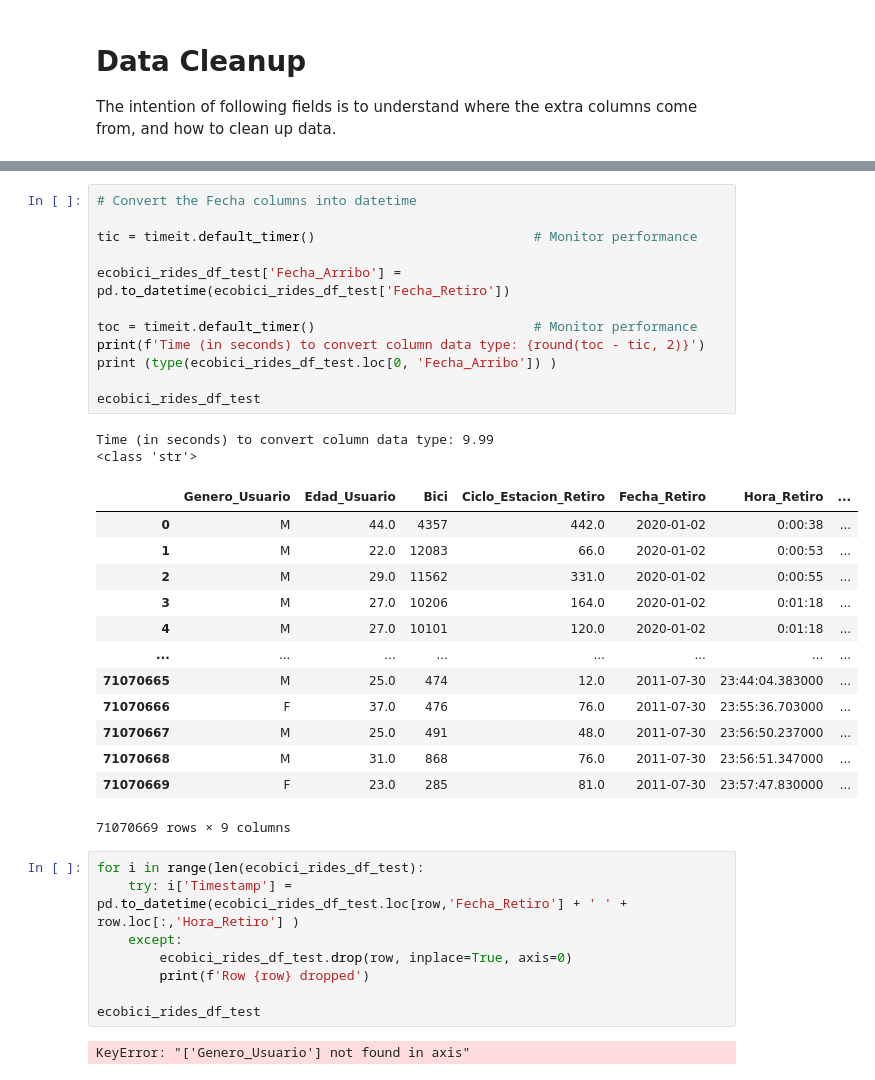
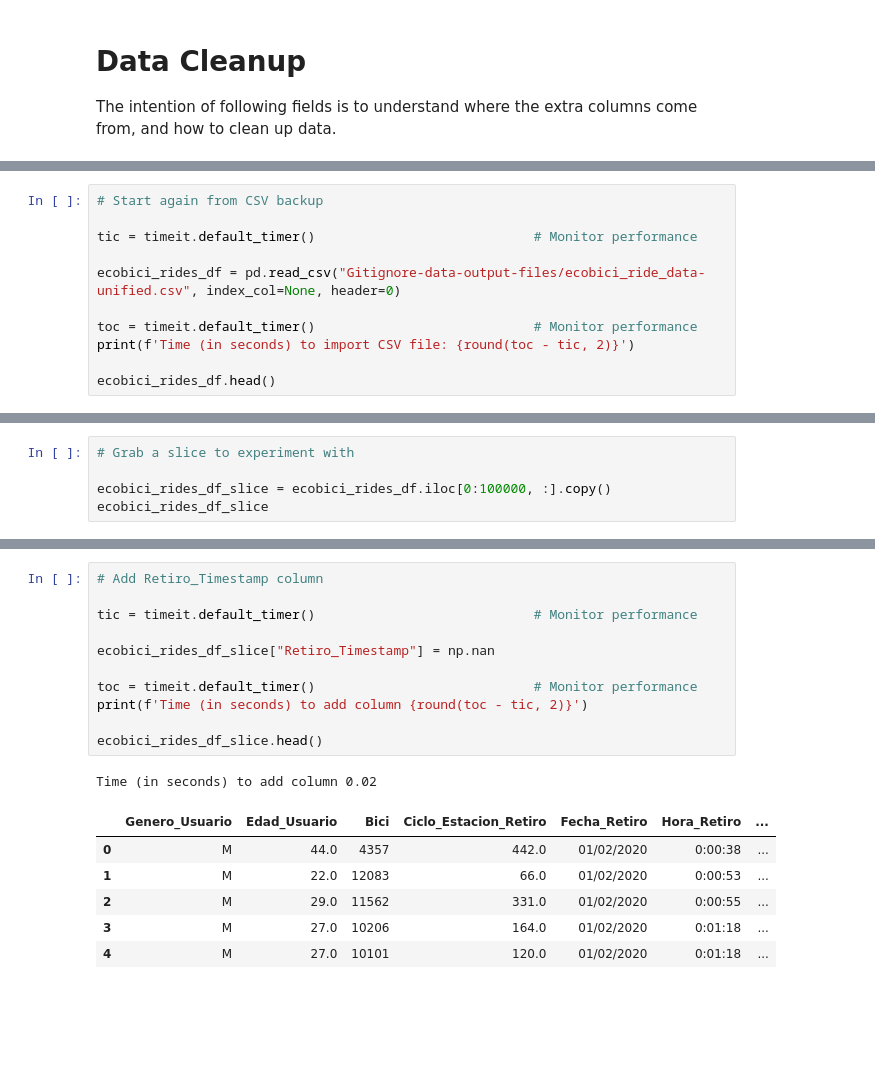
Before and after one commit to mgeffroy/P2-Ecobici_insights_and_recommendations, a Jupyter notebook: Resources/Data/excel-file-unification.ipynb, the cells around one changed output, grey strips where cells are left out. Saved outputs shown, nothing was run; the diff lists cells and outputs as text; blank space fills up the shorter version.

Commit message:
Jupyter notebook now cleans data and adds timestamps

```diff
--- a/Resources/Data/excel-file-unification.ipynb
+++ b/Resources/Data/excel-file-unification.ipynb
@@ -379,0 +414,11 @@ Time (in seconds) to export unified CSV file: 228.69
+# %%
+# Start again from CSV backup
+
+tic = timeit.default_timer()                            # Monitor performance
+
+ecobici_rides_df = pd.read_csv("Gitignore-data-output-files/ecobici_ride_data-unified.csv", index_col=None, header=0)
+
+toc = timeit.default_timer()                            # Monitor performance
+print(f'Time (in seconds) to import CSV file: {round(toc - tic, 2)}')
+
+ecobici_rides_df.head()
@@ -392,3 +445,8 @@ Hora_Retiro, type: <class 'str'>
 Ciclo_Estacion_Arribo, type: <class 'int'>
 Fecha_Arribo, type: <class 'str'>
 Hora_Arribo, type: <class 'str'>
+# %%
+# Grab a slice to experiment with
+
+ecobici_rides_df_slice = ecobici_rides_df.iloc[0:100000, :].copy()
+ecobici_rides_df_slice
@@ -395,38 +467,19 @@ Hora_Arribo, type: <class 'str'>
 # %%
-# Convert the Fecha columns into datetime
+# Add Retiro_Timestamp column
 
 tic = timeit.default_timer()                            # Monitor performance
 
-ecobici_rides_df_test['Fecha_Arribo'] = pd.to_datetime(ecobici_rides_df_test['Fecha_Retiro'])
+ecobici_rides_df_slice["Retiro_Timestamp"] = np.nan
 
 toc = timeit.default_timer()                            # Monitor performance
-print(f'Time (in seconds) to convert column data type: {round(toc - tic, 2)}')
-print (type(ecobici_rides_df_test.loc[0, 'Fecha_Arribo']) )
+print(f'Time (in seconds) to add column {round(toc - tic, 2)}')
 
-ecobici_rides_df_test
+ecobici_rides_df_slice.head()
 # %% [output]
-Time (in seconds) to convert column data type: 9.99
-<class 'str'>
+Time (in seconds) to add column 0.02
 |  | Genero_Usuario | Edad_Usuario | Bici | Ciclo_Estacion_Retiro | Fecha_Retiro | Hora_Retiro | ... |
-| 0 | M | 44.0 | 4357 | 442.0 | 2020-01-02 | 0:00:38 | ... |
-| 1 | M | 22.0 | 12083 | 66.0 | 2020-01-02 | 0:00:53 | ... |
-| 2 | M | 29.0 | 11562 | 331.0 | 2020-01-02 | 0:00:55 | ... |
-| 3 | M | 27.0 | 10206 | 164.0 | 2020-01-02 | 0:01:18 | ... |
-| 4 | M | 27.0 | 10101 | 120.0 | 2020-01-02 | 0:01:18 | ... |
-| ... | ... | ... | ... | ... | ... | ... | ... |
-| 71070665 | M | 25.0 | 474 | 12.0 | 2011-07-30 | 23:44:04.383000 | ... |
-| 71070666 | F | 37.0 | 476 | 76.0 | 2011-07-30 | 23:55:36.703000 | ... |
-| 71070667 | M | 25.0 | 491 | 48.0 | 2011-07-30 | 23:56:50.237000 | ... |
-| 71070668 | M | 31.0 | 868 | 76.0 | 2011-07-30 | 23:56:51.347000 | ... |
-| 71070669 | F | 23.0 | 285 | 81.0 | 2011-07-30 | 23:57:47.830000 | ... |
+| 0 | M | 44.0 | 4357 | 442.0 | 01/02/2020 | 0:00:38 | ... |
+| 1 | M | 22.0 | 12083 | 66.0 | 01/02/2020 | 0:00:53 | ... |
+| 2 | M | 29.0 | 11562 | 331.0 | 01/02/2020 | 0:00:55 | ... |
+| 3 | M | 27.0 | 10206 | 164.0 | 01/02/2020 | 0:01:18 | ... |
+| 4 | M | 27.0 | 10101 | 120.0 | 01/02/2020 | 0:01:18 | ... |
-71070669 rows × 9 columns
-# %%
-for i in range(len(ecobici_rides_df_test):
-    try: i['Timestamp'] = pd.to_datetime(ecobici_rides_df_test.loc[row,'Fecha_Retiro'] + ' ' + row.loc[:,'Hora_Retiro'] )
-    except:
-        ecobici_rides_df_test.drop(row, inplace=True, axis=0)
-        print(f'Row {row} dropped')
-
-ecobici_rides_df_test
-# %% [output]
-KeyError: "['Genero_Usuario'] not found in axis"
```
Also changed, not shown: parts of 22 cells of this notebook, 1 other file.
